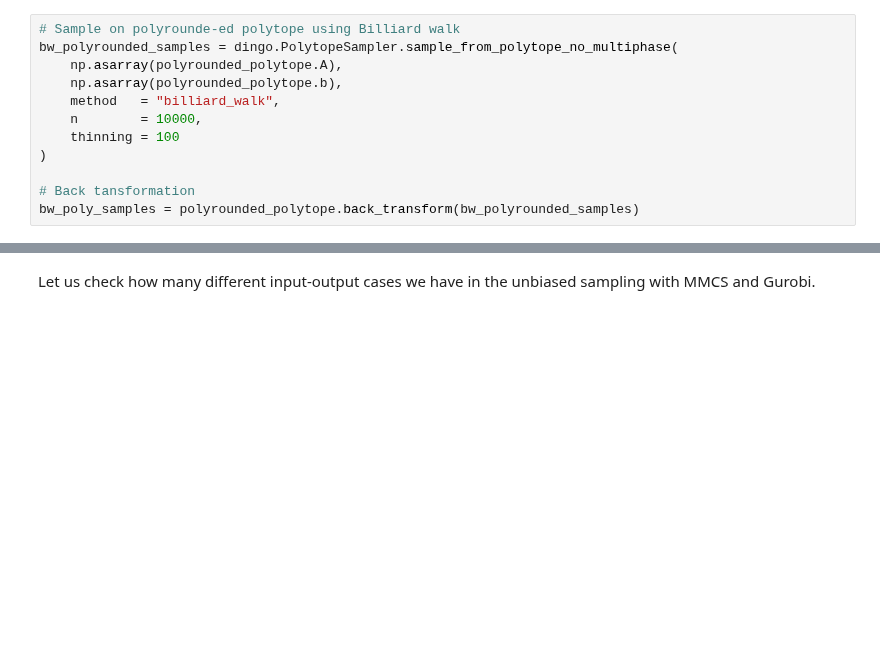
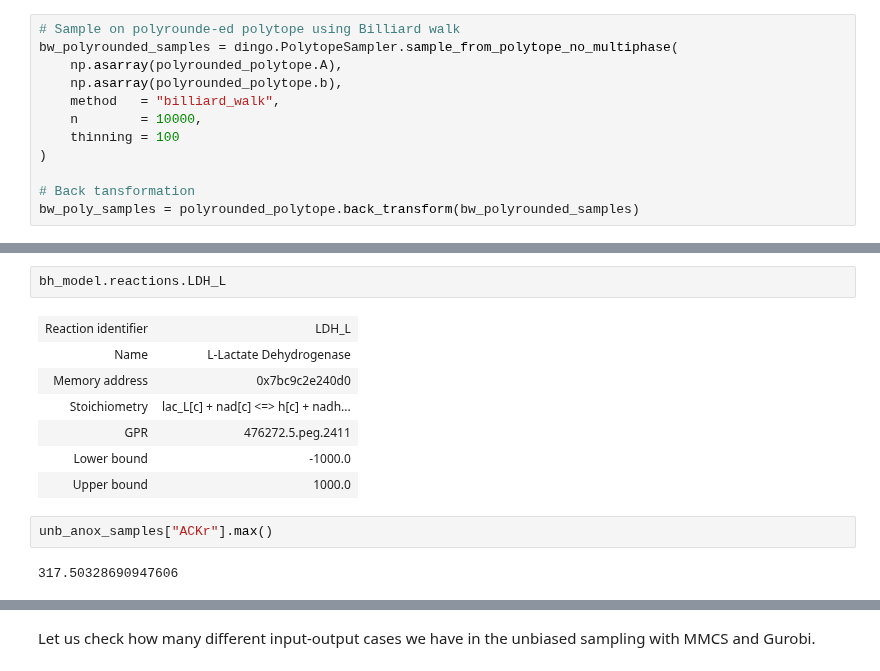
Before and after one commit to hariszaf/metabolic_toy_model, a Jupyter notebook: flux_sampling.ipynb, the cells around one changed output, grey strips where cells are left out. Cells and saved outputs as stored; diff of their text form; blank space fills up the shorter version.

```diff
--- a/flux_sampling.ipynb
+++ b/flux_sampling.ipynb
@@ -511,0 +677,14 @@ Number of total exchange reactions available in the model: 111
+# %%
+bh_model.reactions.LDH_L
+# %% [output]
+| Reaction identifier | LDH_L |
+| Name | L-Lactate Dehydrogenase |
+| Memory address | 0x7bc9c2e240d0 |
+| Stoichiometry | lac_L[c] + nad[c] <=> h[c] + nadh... |
+| GPR | 476272.5.peg.2411 |
+| Lower bound | -1000.0 |
+| Upper bound | 1000.0 |
+# %%
+unb_anox_samples["ACKr"].max()
+# %% [output]
+317.50328690947606
```
Also changed, not shown: parts of 70 cells of this notebook, 1 other file.
